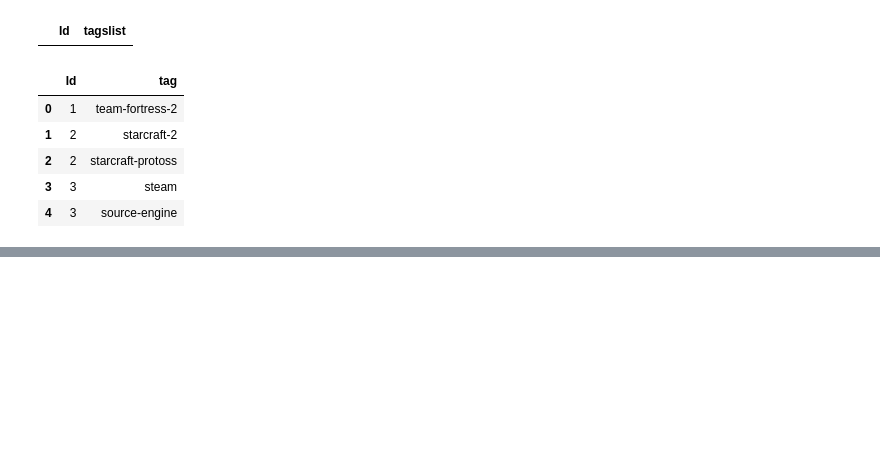
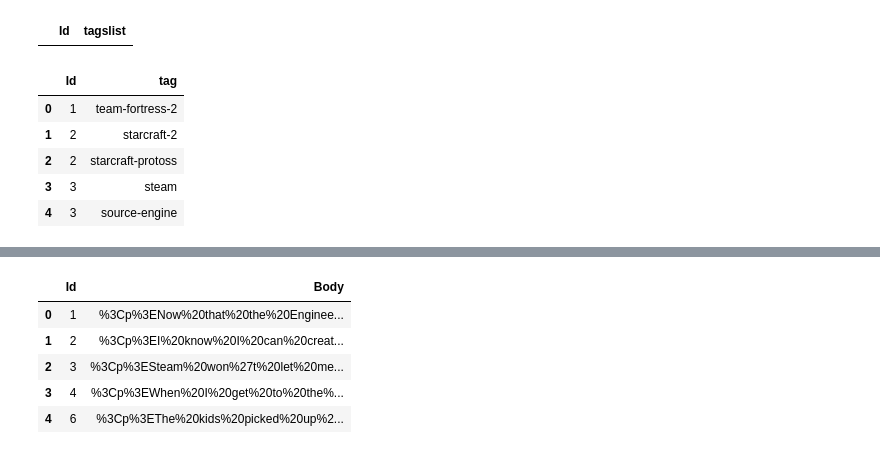
Before and after one commit to mutazag/godzilla-sina, a Jupyter notebook: 04-explore-posts.ipynb, the cells around one changed output, grey strips where cells are left out. Drawn from its saved outputs; the diff is of its cells as text; code cells hidden in the pictures; blank space fills up the shorter version.

```diff
--- a/04-explore-posts.ipynb
+++ b/04-explore-posts.ipynb
@@ -245,0 +259,9 @@ dftags2.head()
+# %%
+dfbody
+# %% [output]
+|  | Id | Body |
+| 0 | 1 | %3Cp%3ENow%20that%20the%20Enginee... |
+| 1 | 2 | %3Cp%3EI%20know%20I%20can%20creat... |
+| 2 | 3 | %3Cp%3ESteam%20won%27t%20let%20me... |
+| 3 | 4 | %3Cp%3EWhen%20I%20get%20to%20the%... |
+| 4 | 6 | %3Cp%3EThe%20kids%20picked%20up%2... |
```
Also changed, not shown: parts of 13 cells of this notebook, 1 other file.
